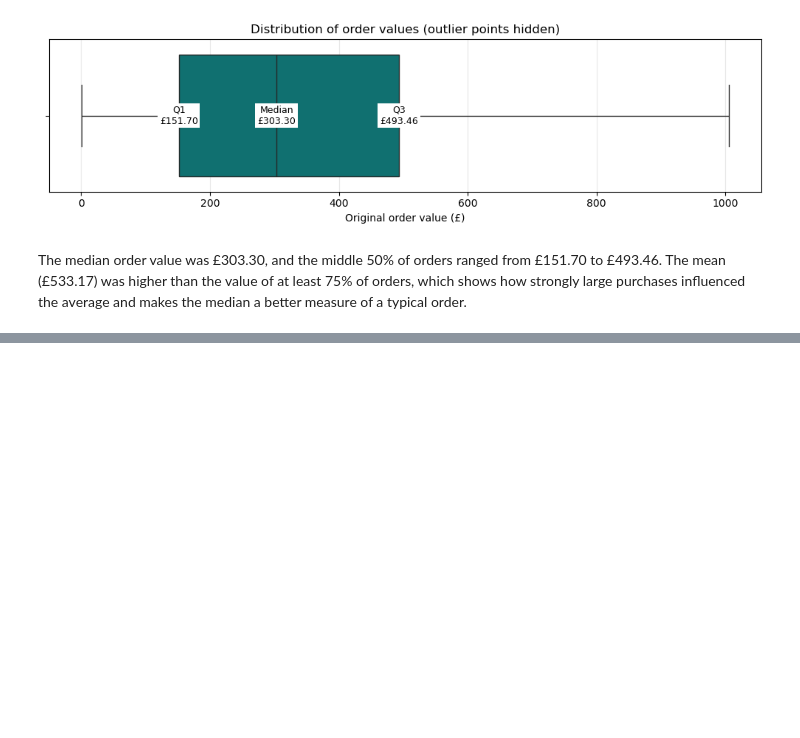
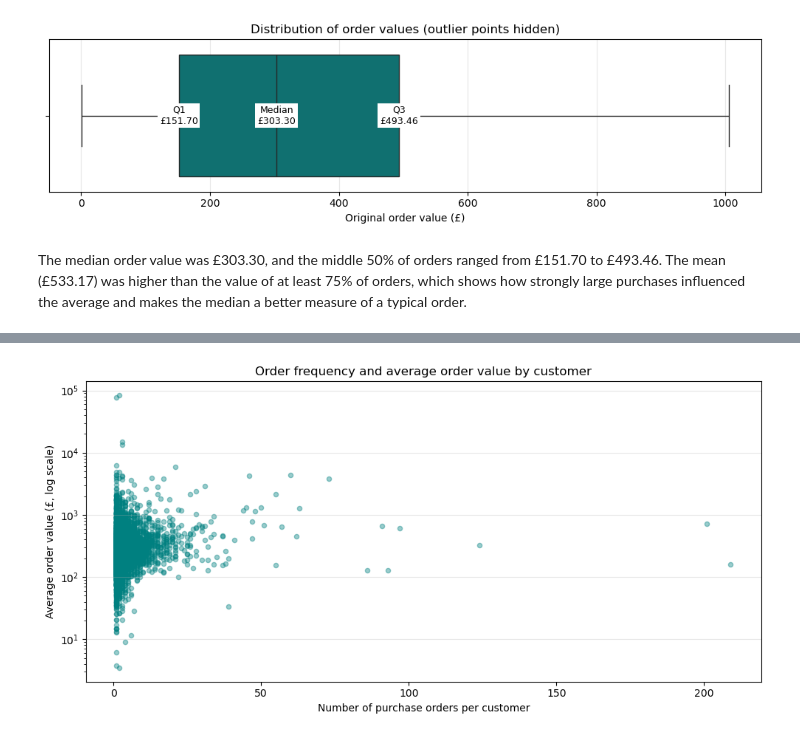
Before and after one commit to SelimBoujnah/CA-2-Data-visualisation-and-communication, a Jupyter notebook: CA CODE .ipynb, the cells around one changed output, grey strips where cells are left out. Drawn from its saved outputs; the diff is of its cells as text; code cells hidden in the pictures; blank space fills up the shorter version.

Commit message:
Rescaled customer scatter plot to show low order counts more clearly
rescaled the scatter plot to get a clear visualisation

```diff
--- a/CA CODE .ipynb
+++ b/CA CODE .ipynb
@@ -576,0 +581,14 @@ The median order value was £303.30, and the middle 50% of orders ranged from £
+# %%
+# Group purchase lines by customer
+customers = sales_df.dropna(subset=["CustomerID"]).groupby("CustomerID")
+
+customer_summary = pd.DataFrame({
+    "Orders": customers["InvoiceNo"].nunique(),
+    "PurchaseValue": customers["LineValue"].sum()
+})
+
+customer_summary["AverageOrderValue"] = (
+    customer_summary["PurchaseValue"] / customer_summary["Orders"]
+)
+
+customer_summary.head().round(2)
@@ -576,0 +603,15 @@ The median order value was £303.30, and the middle 50% of orders ranged from £
+# %%
+# Compare order frequency and average order value
+plt.figure(figsize=(10, 5))
+plt.scatter(customer_summary["Orders"], customer_summary["AverageOrderValue"],
+            color="teal", alpha=0.4, s=20)
+
+plt.yscale("log")
+plt.title("Order frequency and average order value by customer")
+plt.xlabel("Number of purchase orders per customer")
+plt.ylabel("Average order value (£, log scale)")
+plt.grid(axis="y", alpha=0.3)
+plt.tight_layout()
+plt.show()
+# %% [output]
+[figure, added]
```
Also changed, not shown: parts of 2 cells of this notebook.
